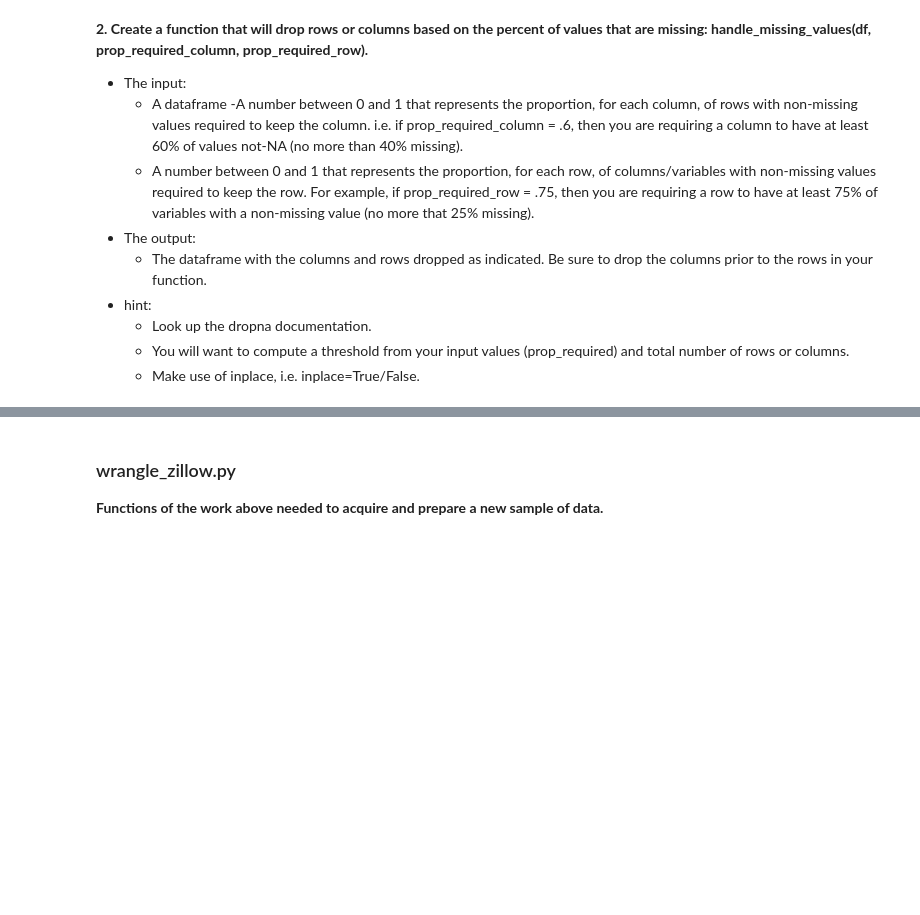
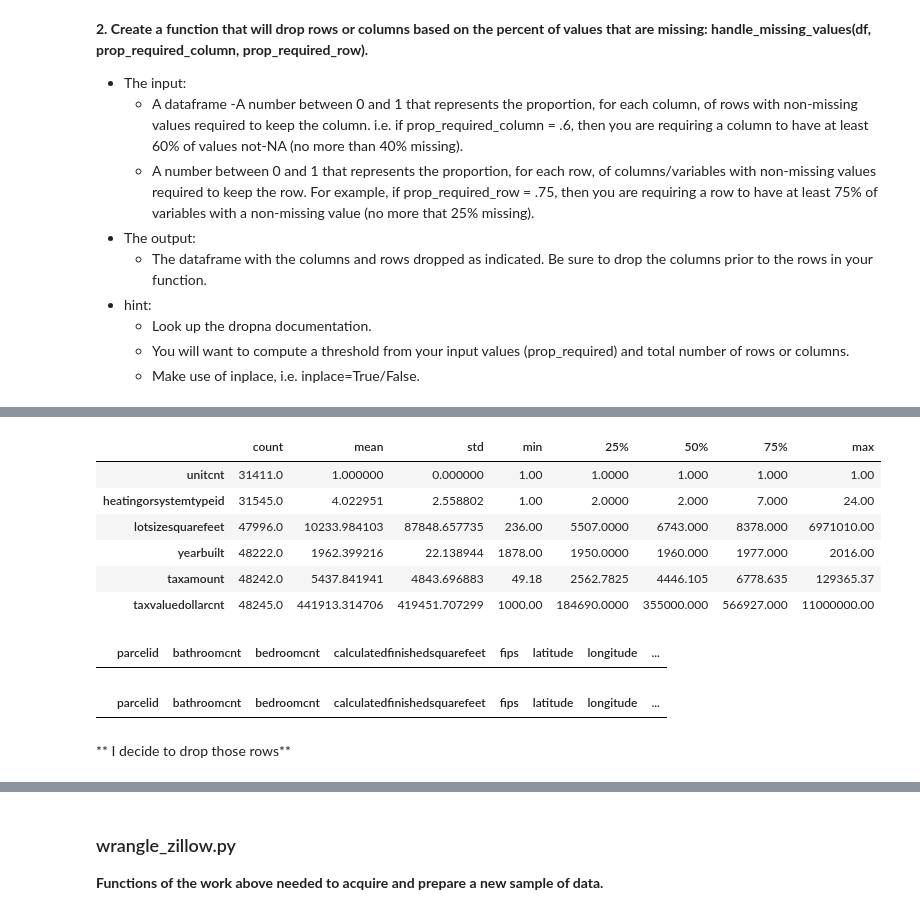
Before and after one commit to cindyvillanuevads/clustering-exercises, a Jupyter notebook: data_wrangling_exercises.ipynb, the cells around one changed output, grey strips where cells are left out. Drawn from its saved outputs; the diff is of its cells as text; code cells hidden in the pictures; blank space fills up the shorter version.

```diff
--- a/data_wrangling_exercises.ipynb
+++ b/data_wrangling_exercises.ipynb
@@ -201,2 +511,2 @@ df_single['unitcnt'].isna().sum()
 # %%
-df_single[['propertylandusedesc']][df_single['unitcnt'] > 1]
+df_single = remove_outliers(df_single,  col_list, 1.5)
@@ -219,2 +561,22 @@ nulls_by_row(df_single)
+# %%
+def handle_missing_values(df, prop_required_columns=0.5, prop_required_row=0.75):
+    '''
+    takes in a df and a minimum proportion  acceptable nulls in each column and row
+    '''
+
+    # get minimum acceptable nulls in each column
+    threshold = int(round(prop_required_columns * len(df.index),0))
+    # drop columns based on threshold number
+    df = df.dropna(axis=1, thresh=threshold)
+     # get minimum acceptable nulls in each row
+    threshold = int(round(prop_required_row * len(df.columns),0))
+    # drop rows based on threshold number
+    df = df.dropna(axis=0, thresh=threshold)
+
+
+
+    return df
+# %%
+df_single= handle_missing_values(df_single, prop_required_columns=0.5, prop_required_row=0.75)
 # %%
 a.miss_dup_values(df_single)
@@ -239,0 +637,3 @@ col_drop
+# %%
+missing = a.miss_dup_values(df_single)
+missing
@@ -239,0 +664,16 @@ col_drop
+# %%
+#checking the columns that have missing values
+df_single[missing.index.to_list()].describe().T
+# %% [output]
+|  | count | mean | std | min | 25% | 50% | 75% | max |
+| unitcnt | 31411.0 | 1.000000 | 0.000000 | 1.00 | 1.0000 | 1.000 | 1.000 | 1.00 |
+| heatingorsystemtypeid | 31545.0 | 4.022951 | 2.558802 | 1.00 | 2.0000 | 2.000 | 7.000 | 24.00 |
+| lotsizesquarefeet | 47996.0 | 10233.984103 | 87848.657735 | 236.00 | 5507.0000 | 6743.000 | 8378.000 | 6971010.00 |
+| yearbuilt | 48222.0 | 1962.399216 | 22.138944 | 1878.00 | 1950.0000 | 1960.000 | 1977.000 | 2016.00 |
+| taxamount | 48242.0 | 5437.841941 | 4843.696883 | 49.18 | 2562.7825 | 4446.105 | 6778.635 | 129365.37 |
+| taxvaluedollarcnt | 48245.0 | 441913.314706 | 419451.707299 | 1000.00 | 184690.0000 | 355000.000 | 566927.000 | 11000000.00 |
+# %%
+#for calculatedfinishedsquarefeet I will check if there any other house with the same # bedrooms and bathrooms
+df_single[df_single['calculatedfinishedsquarefeet'].isnull()]
+# %% [output]
+|  | parcelid | bathroomcnt | bedroomcnt | calculatedfinishedsquarefeet | fips | latitude | longitude | ... |
@@ -239,0 +682,6 @@ col_drop
+# %%
+df_single[(df_single['bathroomcnt'] == 4.5 ) & (df_single['bedroomcnt'] == 5 ) & (df_single['lotsizesquarefeet'] > 200000)]
+# %% [output]
+|  | parcelid | bathroomcnt | bedroomcnt | calculatedfinishedsquarefeet | fips | latitude | longitude | ... |
+# %% [markdown]
+** I decide to drop those rows**
```
Also changed, not shown: parts of 153 cells of this notebook.
